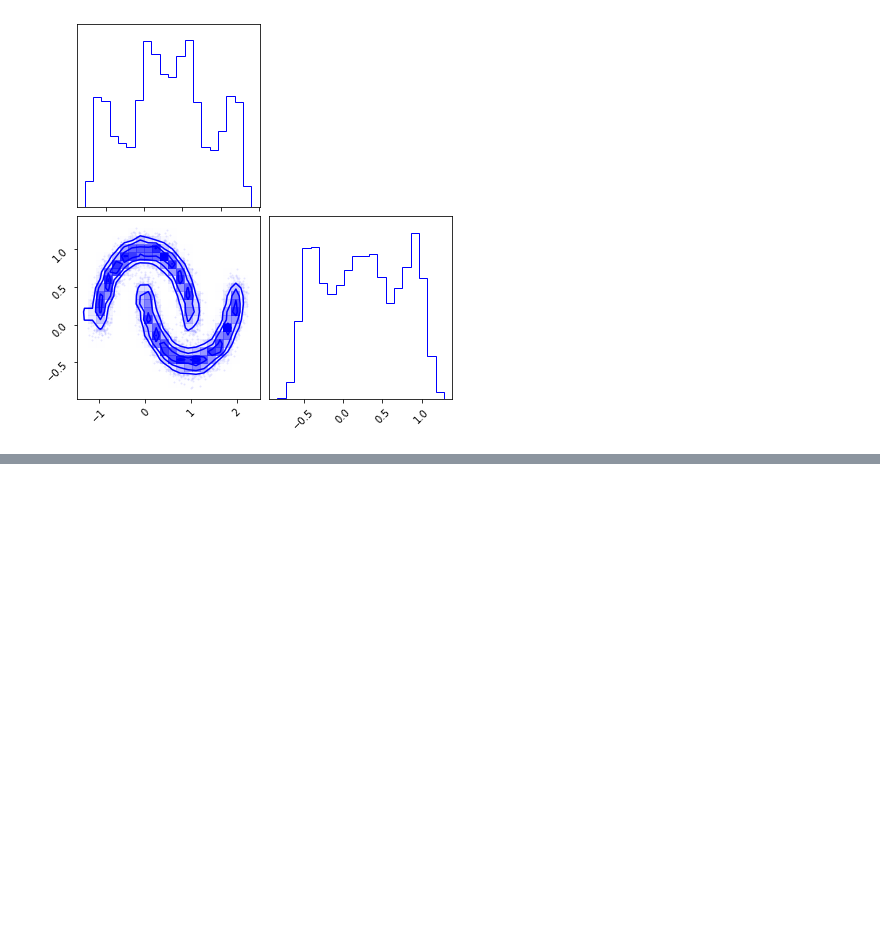
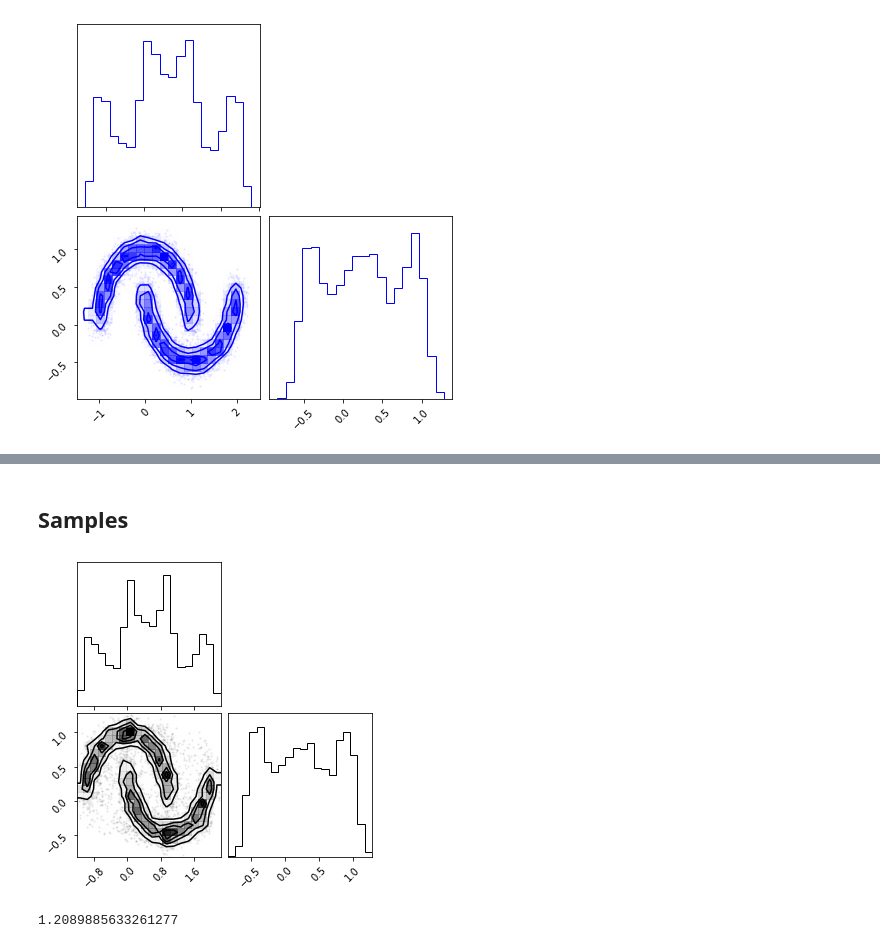
Before and after one commit to IPL-UV/rbig, a Jupyter notebook: notebooks/rbig_demo.ipynb, the cells around one changed output, grey strips where cells are left out. Cells and saved outputs as stored; diff of their text form; code cells hidden in the pictures; blank space fills up the shorter version.

```diff
--- a/notebooks/rbig_demo.ipynb
+++ b/notebooks/rbig_demo.ipynb
@@ -149,0 +65,12 @@ plt.show()
+# %% [markdown]
+## Samples
+# %%
+X_samples = gf_model.sample(10_000)
+# %%
+fig = corner.corner(X_samples)
+# %% [output]
+[figure, added]
+# %%
+gf_model.info_loss.sum()
+# %% [output]
+1.2089885633261277
```
Also changed, not shown: parts of 8 cells of this notebook, 24 other files.
